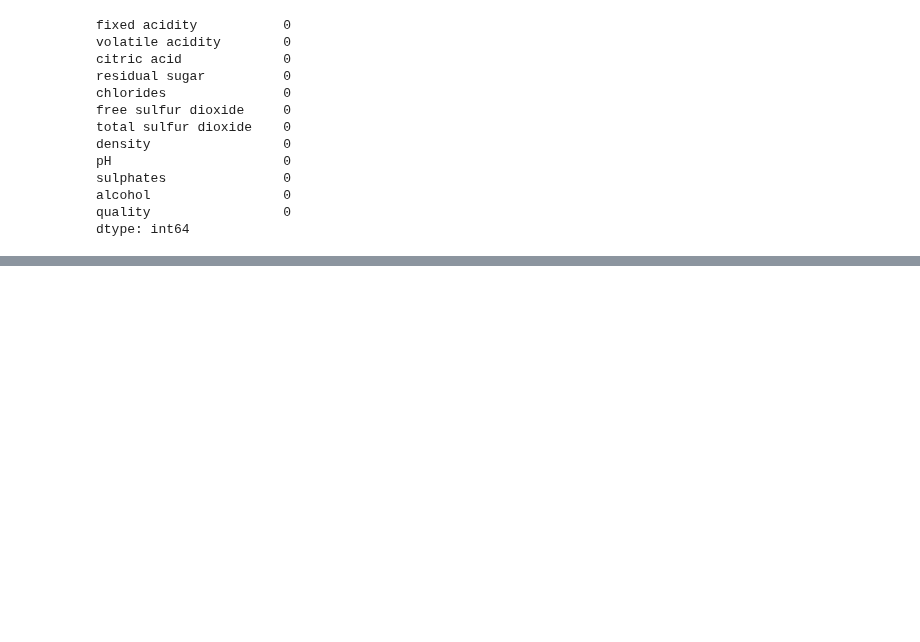
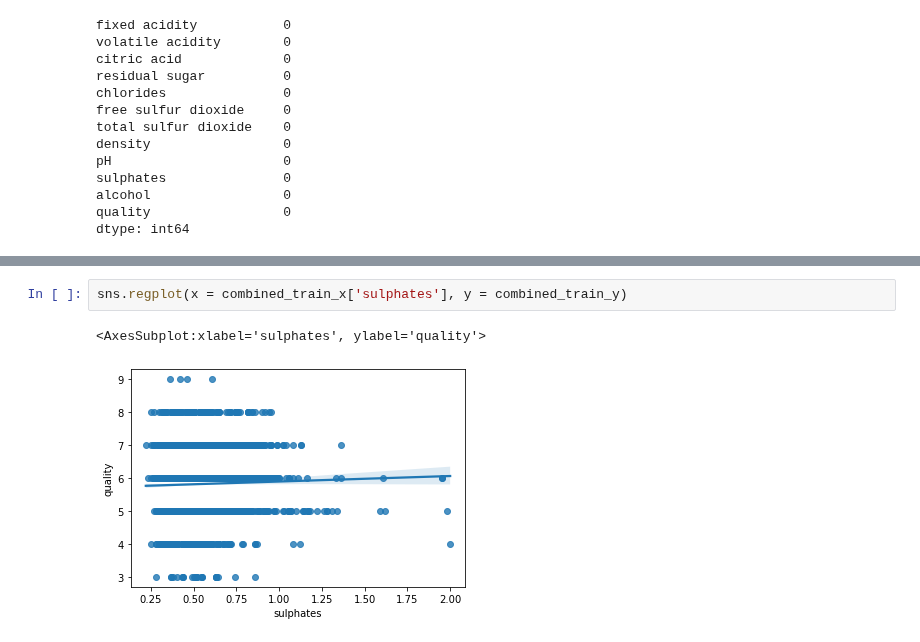
Before and after one commit to cndywu/TheYelpers2, a Jupyter notebook: Project Report Template.ipynb, the cells around one changed output, grey strips where cells are left out. Saved outputs shown, nothing was run; the diff lists cells and outputs as text; blank space fills up the shorter version.

```diff
--- a/Project Report Template.ipynb
+++ b/Project Report Template.ipynb
@@ -421,0 +434,5 @@ dtype: int64
+# %%
+sns.regplot(x = combined_train_x['sulphates'], y = combined_train_y)
+# %% [output]
+<AxesSubplot:xlabel='sulphates', ylabel='quality'>
+[figure, added]
```
Also changed, not shown: parts of 12 cells of this notebook.
